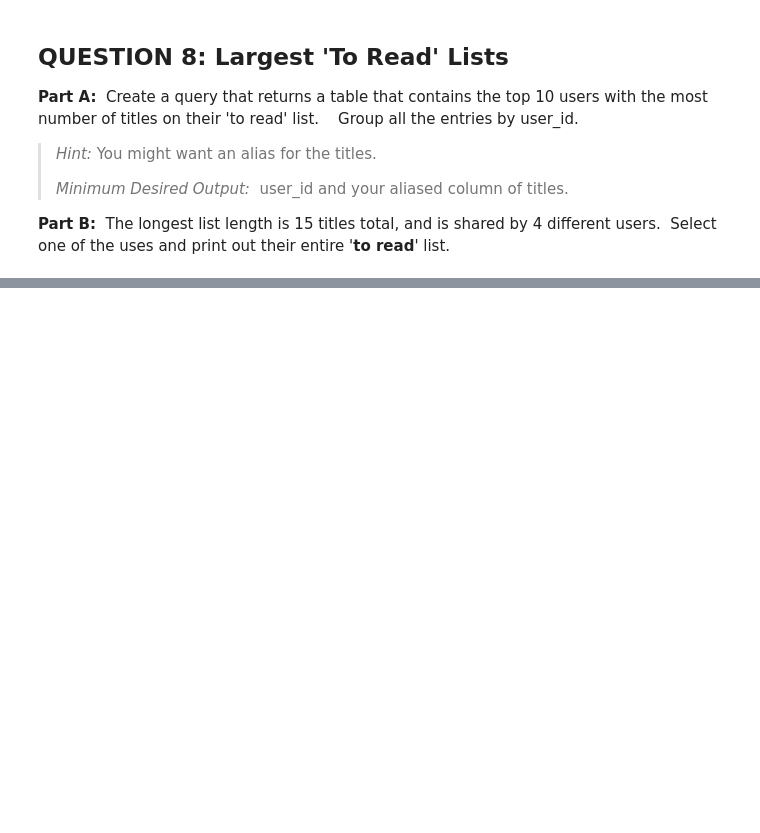
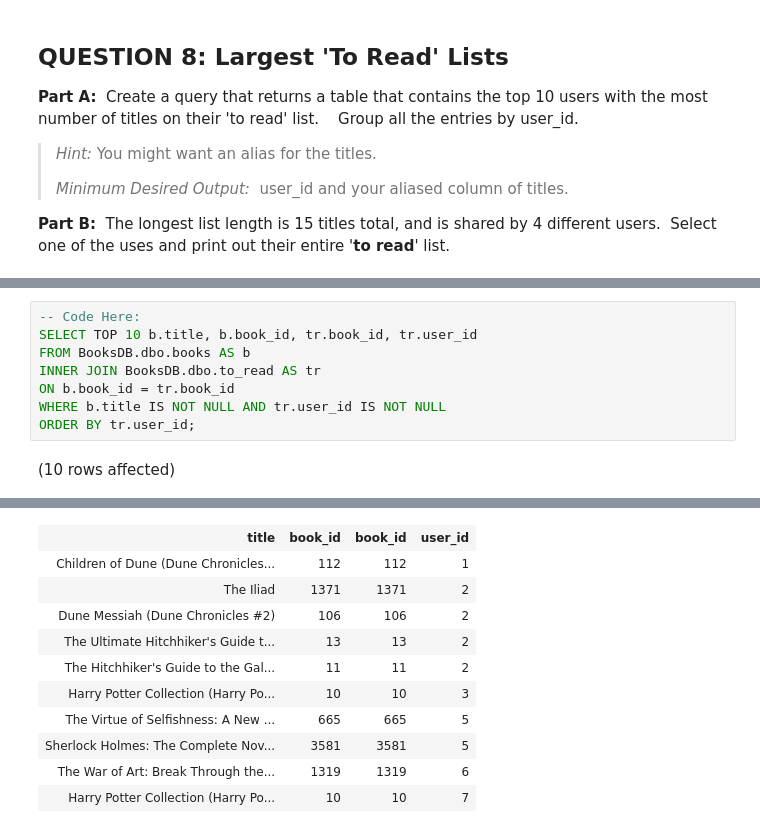
Before and after one commit to Hockeystyx/SQL-Part-3-Exercises, a Jupyter notebook: SQL-Part-3-Exercises/Notebook-1.ipynb, the cells around one changed output, grey strips where cells are left out. Cells and saved outputs as stored; diff of their text form; blank space fills up the shorter version.

```diff
--- a/SQL-Part-3-Exercises/Notebook-1.ipynb
+++ b/SQL-Part-3-Exercises/Notebook-1.ipynb
@@ -352,0 +347,10 @@ Total execution time: 00:00:00.055
+# %%
+-- Code Here:
+SELECT TOP 10 b.title, b.book_id, tr.book_id, tr.user_id
+FROM BooksDB.dbo.books AS b
+INNER JOIN BooksDB.dbo.to_read AS tr
+ON b.book_id = tr.book_id
+WHERE b.title IS NOT NULL AND tr.user_id IS NOT NULL
+ORDER BY tr.user_id;
+# %% [output]
+(10 rows affected)
@@ -352,0 +358,11 @@ Total execution time: 00:00:00.055
+| title | book_id | book_id | user_id |
+| Children of Dune (Dune Chronicles... | 112 | 112 | 1 |
+| The Iliad | 1371 | 1371 | 2 |
+| Dune Messiah (Dune Chronicles #2) | 106 | 106 | 2 |
+| The Ultimate Hitchhiker's Guide t... | 13 | 13 | 2 |
+| The Hitchhiker's Guide to the Gal... | 11 | 11 | 2 |
+| Harry Potter Collection (Harry Po... | 10 | 10 | 3 |
+| The Virtue of Selfishness: A New ... | 665 | 665 | 5 |
+| Sherlock Holmes: The Complete Nov... | 3581 | 3581 | 5 |
+| The War of Art: Break Through the... | 1319 | 1319 | 6 |
+| Harry Potter Collection (Harry Po... | 10 | 10 | 7 |
```
Also changed, not shown: parts of 6 cells of this notebook.
